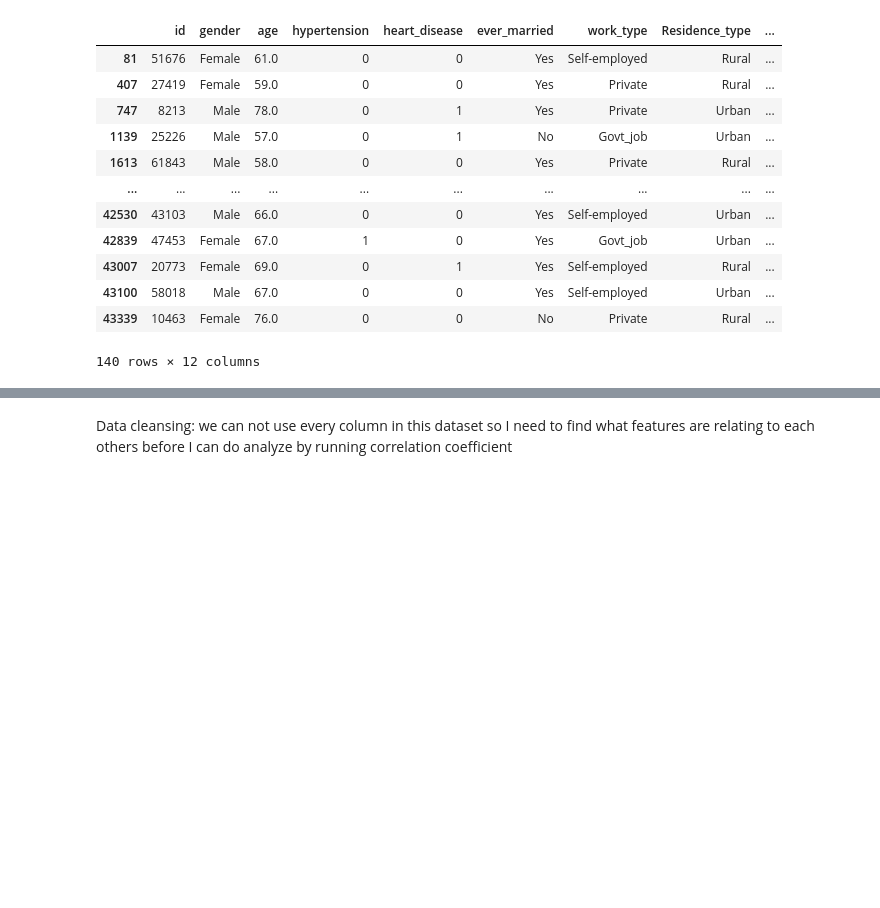
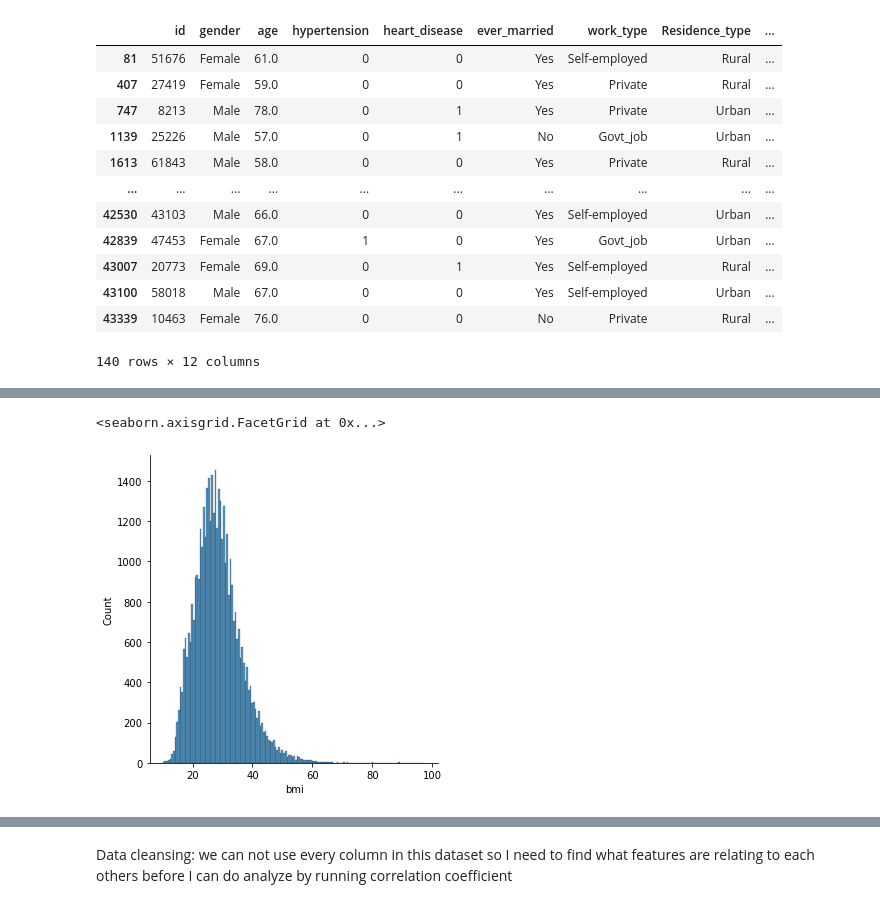
Before and after one commit to nghiepluu/stroke_detection, a Jupyter notebook: Dissertation.ipynb, the cells around one changed output, grey strips where cells are left out. Saved outputs shown, nothing was run; the diff lists cells and outputs as text; code cells hidden in the pictures; blank space fills up the shorter version.

```diff
--- a/Dissertation.ipynb
+++ b/Dissertation.ipynb
@@ -128,0 +118,5 @@ df
+# %%
+sns.displot(df['bmi'])
+# %% [output]
+<seaborn.axisgrid.FacetGrid at 0x...>
+[figure, added]
```
Also changed, not shown: parts of 6 cells of this notebook.
